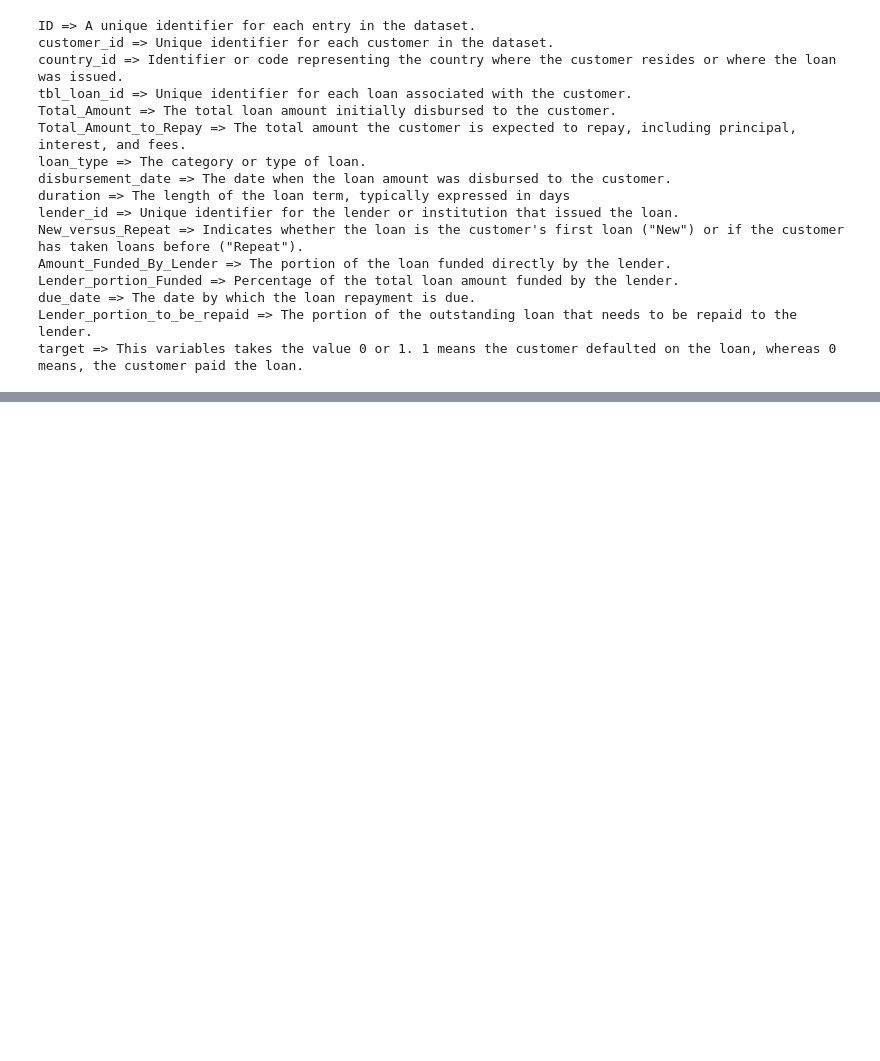
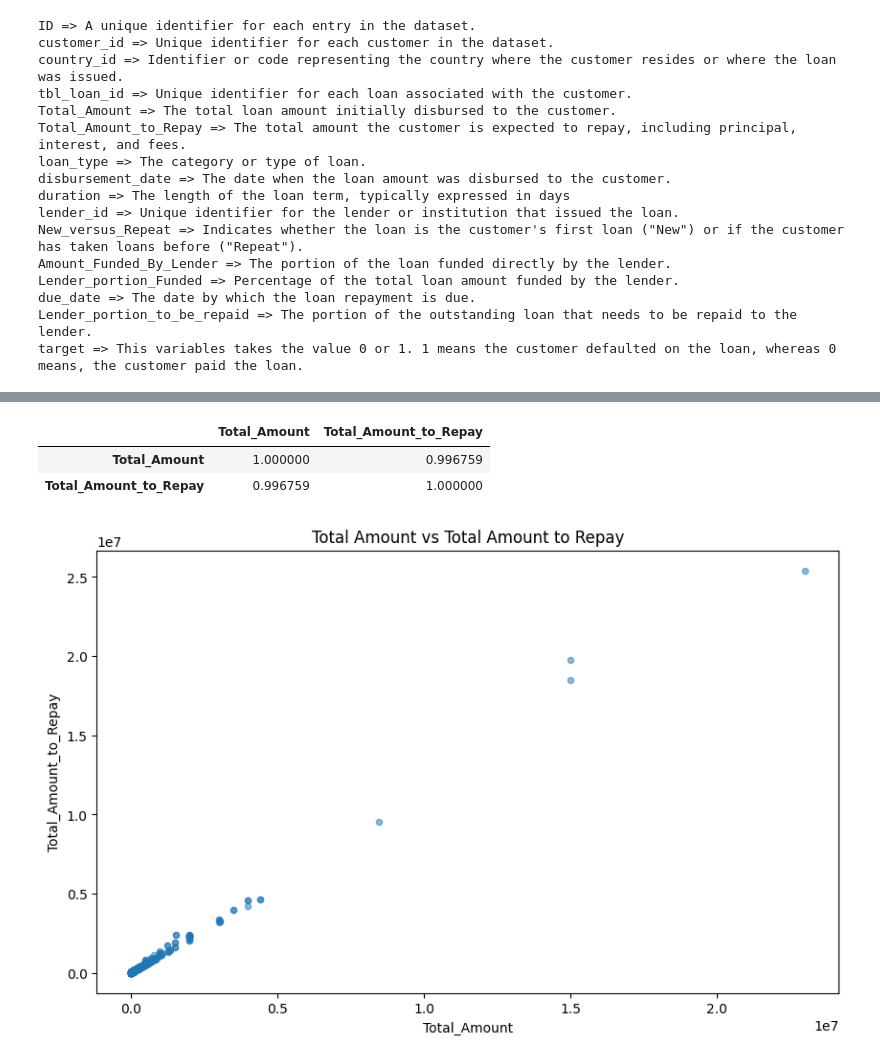
Before and after one commit to segnig/African-Credit-Scoring-Challenge, a Jupyter notebook: eda.ipynb, the cells around one changed output, grey strips where cells are left out. Cells and saved outputs as stored; diff of their text form; code cells hidden in the pictures; blank space fills up the shorter version.

```diff
--- a/eda.ipynb
+++ b/eda.ipynb
@@ -395,0 +445,21 @@ target => This variables takes the value 0 or 1. 1 means the customer defaulted
+# %%
+corr_total_amount_vs_to_repay = train_copy[["Total_Amount", "Total_Amount_to_Repay"]].corr()
+corr_total_amount_vs_to_repay
+# %% [output]
+|  | Total_Amount | Total_Amount_to_Repay |
+| Total_Amount | 1.000000 | 0.996759 |
+| Total_Amount_to_Repay | 0.996759 | 1.000000 |
+# %%
+train_copy[["Total_Amount", "Total_Amount_to_Repay"]].plot(
+    kind="scatter",
+    x="Total_Amount",
+    y="Total_Amount_to_Repay",
+    alpha=0.5,
+    figsize=(10, 6)
+)
+plt.xlabel("Total_Amount")
+plt.ylabel("Total_Amount_to_Repay")
+plt.title("Total Amount vs Total Amount to Repay")
+plt.show();
+# %% [output]
+[figure, added]
```
Also changed, not shown: parts of 12 cells of this notebook.
